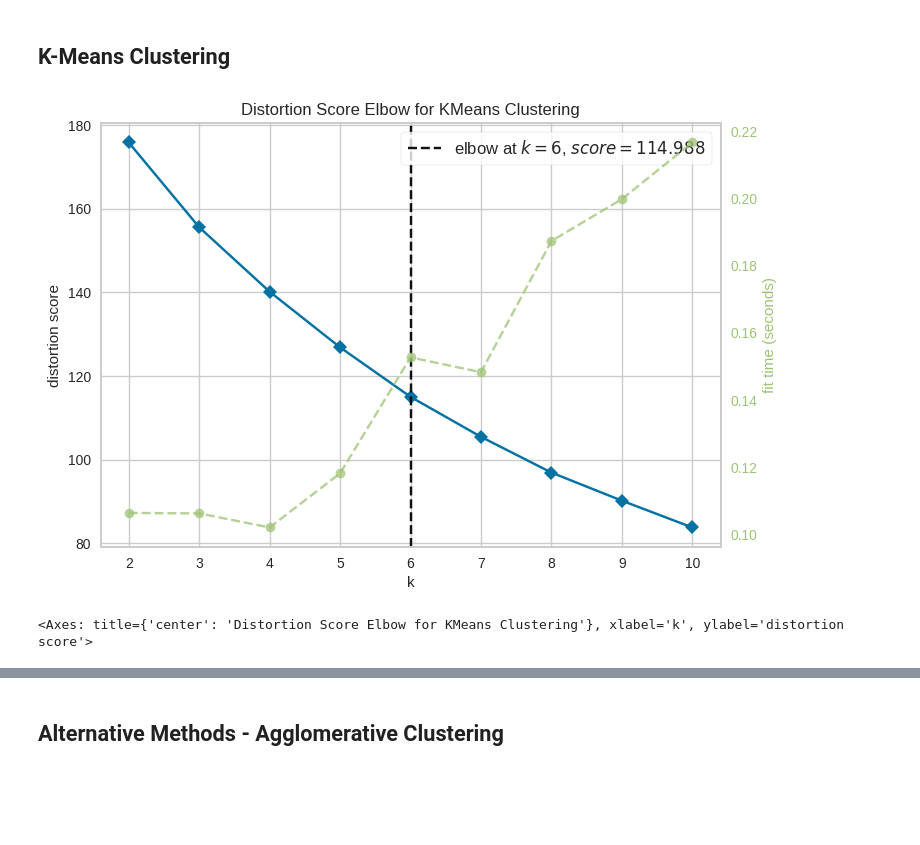
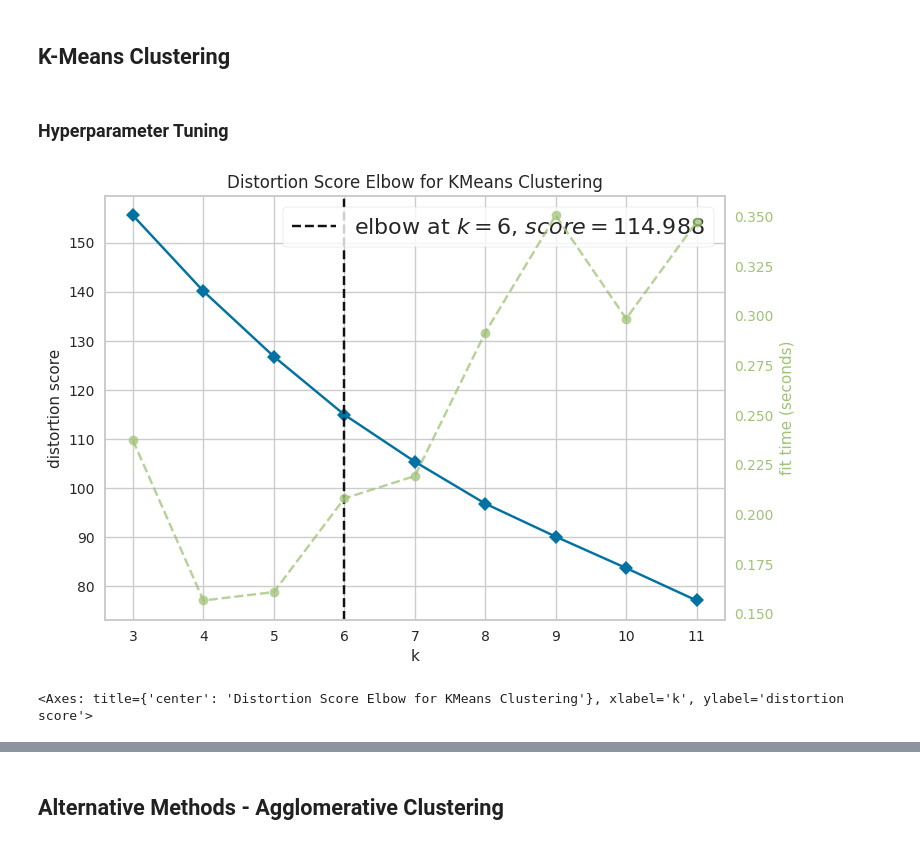
Before and after one commit to JenShumway/MADS_MilestoneII, a Jupyter notebook: modeling_unsupervised/Modeling-Clustering.ipynb, the cells around one changed output, grey strips where cells are left out. Cells and saved outputs as stored; diff of their text form; code cells hidden in the pictures; blank space fills up the shorter version.

Commit message:
Finished tuning, scoring, and visualizations of clustering

```diff
--- a/modeling_unsupervised/Modeling-Clustering.ipynb
+++ b/modeling_unsupervised/Modeling-Clustering.ipynb
@@ -116,15 +178,19 @@ embeddings = umap.UMAP(
 ).fit_transform(X)
 # %% [markdown]
 ## K-Means Clustering
+# %% [markdown]
+### Hyperparameter Tuning
 # %%
-# Select number of clusters using "elbow" heuristic
-# Evaluate using sklearn's shillouette score metric / higher is better
+# Select number of clusters using "elbow" heuristic and distortion score
 
+k_range = range(3, 12)
 kmeans = KMeans(n_init=100, random_state=42)
-visualizer = KElbowVisualizer(kmeans, k=(2, 11))
+visualizer = KElbowVisualizer(kmeans, k=k_range)
 
 visualizer.fit(X)
+
+best_k = visualizer.elbow_value_
 visualizer.show()
 # %% [output]
-[figure, old version]
+[figure, new version]
 <Axes: title={'center': 'Distortion Score Elbow for KMeans Clustering'}, xlabel='k', ylabel='distortion score'>
```
Also changed, not shown: parts of 22 cells of this notebook, 1 other file.
